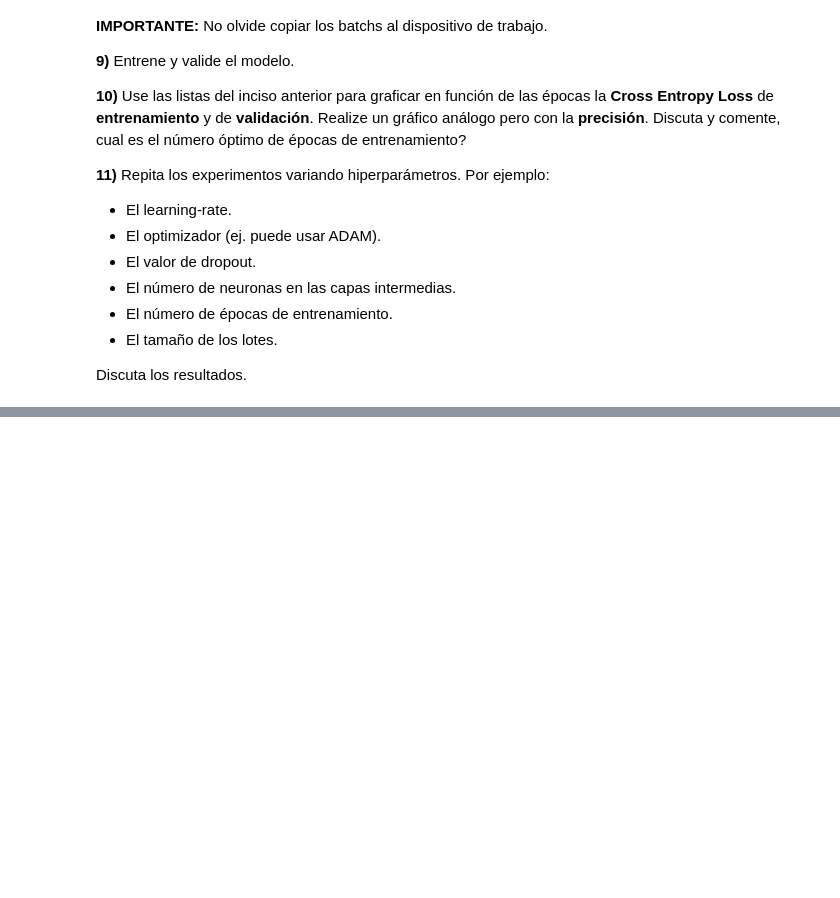
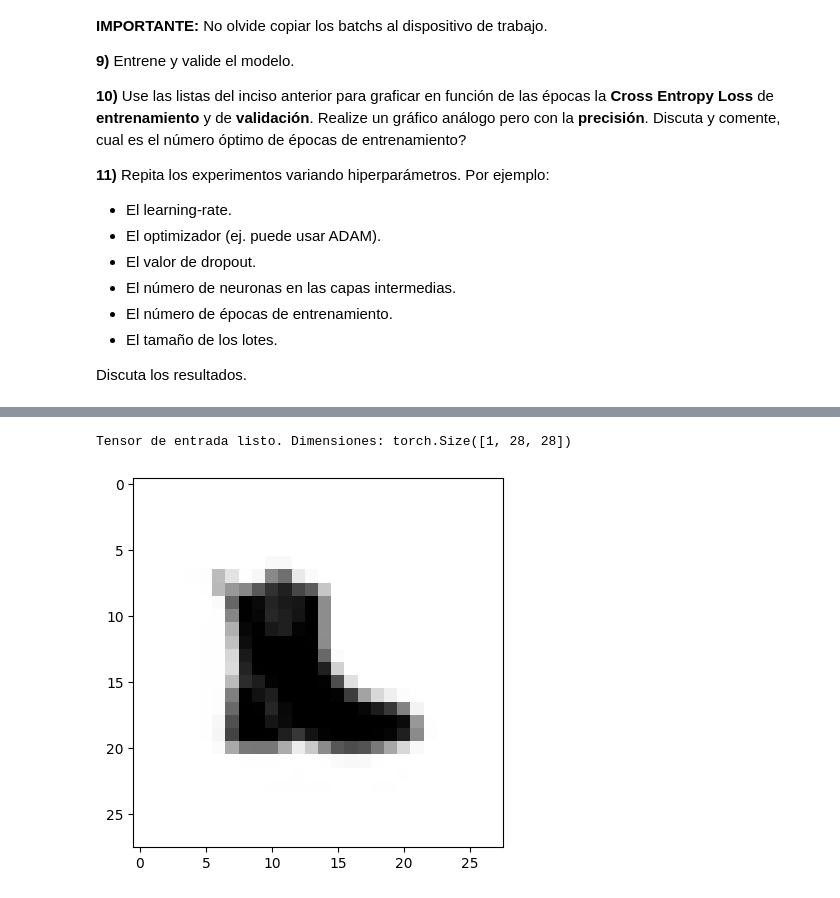
Before and after one commit to Benja2133/Guias-RedesNeuronales, a Jupyter notebook: redes_neuronales_2025_guia_11.ipynb, the cells around one changed output, grey strips where cells are left out. Drawn from its saved outputs; the diff is of its cells as text; code cells hidden in the pictures; blank space fills up the shorter version.

```diff
--- a/redes_neuronales_2025_guia_11.ipynb
+++ b/redes_neuronales_2025_guia_11.ipynb
@@ -353,0 +470,34 @@ def train_loop(dataloader,model,loss_fn,optimizer,device):
+# %%
+#ahora saque una imagen random que creo gemini de una bota y voy  a ver que dice el modelo que es
+from PIL import Image
+# 1. Definir la ruta de la imagen (ajusta esto si estás en Colab/local)
+# Nota: Si la imagen está guardada en tu entorno de trabajo
+image_path = "bota_28x28.png"
+
+# 2. Definir las transformaciones necesarias
+# Tienes que replicar las transformaciones que usaste en tu dataset de entrenamiento
+transform = transforms.Compose([
+    # Asegura que esté en escala de grises (1 canal)
+    transforms.Grayscale(num_output_channels=1),
+    # Asegura el tamaño (aunque ya sea 28x28)
+    transforms.Resize((28, 28)),
+    # Convierte la imagen a tensor (el valor va de [0, 255] a [0.0, 1.0])
+    transforms.ToTensor(),
+])
+
+# 3. Cargar y transformar
+try:
+    img = Image.open(image_path)
+    input_tensor = transform(img)
+
+    print(f"Tensor de entrada listo. Dimensiones: {input_tensor.shape}")
+
+except FileNotFoundError:
+    print(f"Error: No se encontró el archivo en {image_path}. Asegúrate de guardar la imagen primero.")
+
+
+plt.imshow(input_tensor.squeeze(), cmap='gray')
+plt.show()
+# %% [output]
+Tensor de entrada listo. Dimensiones: torch.Size([1, 28, 28])
+[figure, added]
```
Also changed, not shown: parts of 12 cells of this notebook, 1 other file.
